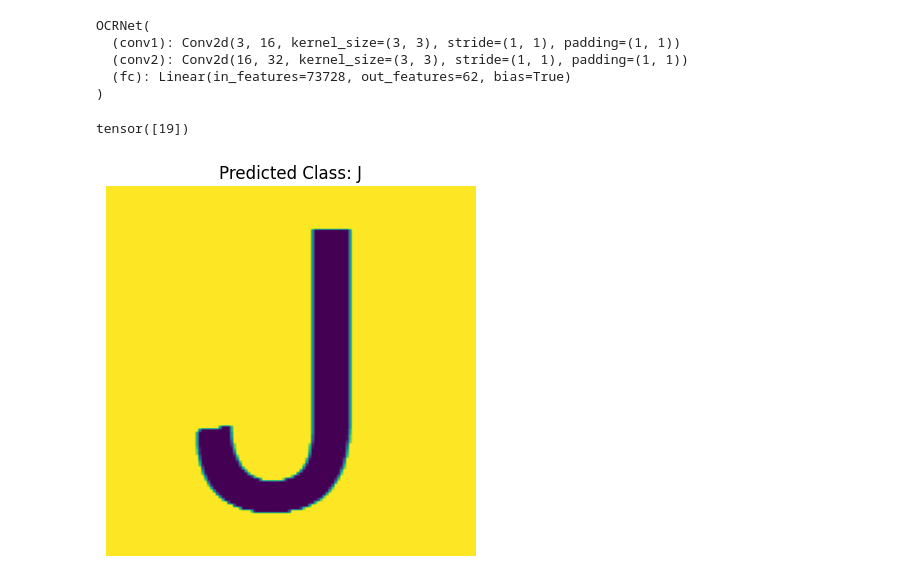
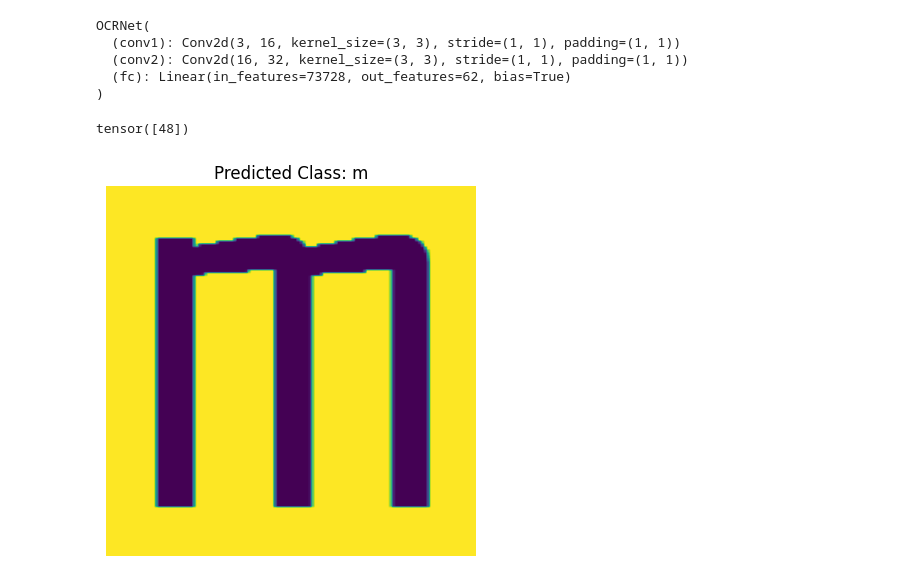
Before and after one commit to josuebatista/PyTorchOCR, a Jupyter notebook: PyTorch_OCR.ipynb, the cells around one changed output. Saved outputs shown, nothing was run; the diff lists cells and outputs as text; code cells hidden in the pictures.

```diff
--- a/PyTorch_OCR.ipynb
+++ b/PyTorch_OCR.ipynb
@@ -12,3 +12,6 @@ import numpy as np
 import matplotlib.pyplot as plt
 torch.set_printoptions(linewidth=120)
 torch.set_grad_enabled(True)
+
+#To manage whether there is a google drive connected or not
+drive_mounted = False
@@ -17,5 +18,14 @@ torch.set_grad_enabled(True)
 # %%
 from google.colab import drive
-drive.mount('/content/drive', force_remount=True)
+try:
+    drive.mount('/content/drive', force_remount=True)
+    drive_mounted = True
+except:
+    drive_mounted = False
+
+if drive_mounted:
+    print("Google Drive is connected.")
+else:
+    print("Google Drive is not connected.")
 # %% [output]
 Mounted at /content/drive
@@ -202,7 +239,10 @@ torch.save(model.state_dict(), '/content/drive/MyDrive/PyTorch_Coursera/Python_O
 # %%
 # Load model
 model = OCRNet(num_features)
-model.load_state_dict(torch.load('/content/drive/MyDrive/PyTorch_Coursera/Python_OCR/PyTorch_OCR_20230613a.pth'))
+if drive_mounted:
+    model.load_state_dict(torch.load('/content/drive/MyDrive/PyTorch_Coursera/Python_OCR/PyTorch_OCR_20230613a.pth'))
+else:
+    model.load_state_dict(torch.load('/content/drive/MyDrive/PyTorch_Coursera/Python_OCR/PyTorch_OCR.pth'))
 model.eval()  # Ensure the model is in evaluation mode
 # %% [output]
 OCRNet(
@@ -211,30 +251,28 @@ OCRNet(
   (fc): Linear(in_features=73728, out_features=62, bias=True)
 )
 # %%
-#classes = list('ABCDEFGHIJKLMNOPQRSTUVWXYZabcdefghijklmnopqrstuvwxyz0123456789')
 classes = list('0123456789ABCDEFGHIJKLMNOPQRSTUVWXYZabcdefghijklmnopqrstuvwxyz')
 
 def predict(model, image_path, transform):
     image = Image.open(image_path).convert('RGB')  # Convert to RGB
     image = transform(image).unsqueeze(0)
 
     model.eval()  # Set the model to evaluation mode
     with torch.no_grad():
         output = model(image)
         _, predicted_idx = torch.max(output, 1)
         print(predicted_idx)
         predicted_class = classes[predicted_idx]
 
     plt.imshow(Image.open(image_path))
     plt.title(f'Predicted Class: {predicted_class}')
     plt.axis('off')
     plt.show()
 
 # Specify the path to your image
-image_path = '/content/EnglishFnt/English/Fnt/Sample020/img020-00250.png'
-#image_path = '/content/downloadA.png'
+image_path = '/content/EnglishFnt/English/Fnt/Sample049/img049-00001.png'
 
 predict(model, image_path, preprocess)
 # %% [output]
-tensor([19])
+tensor([48])
-[figure, old version]
+[figure, new version]
```
Also changed, not shown: parts of 7 cells of this notebook.
